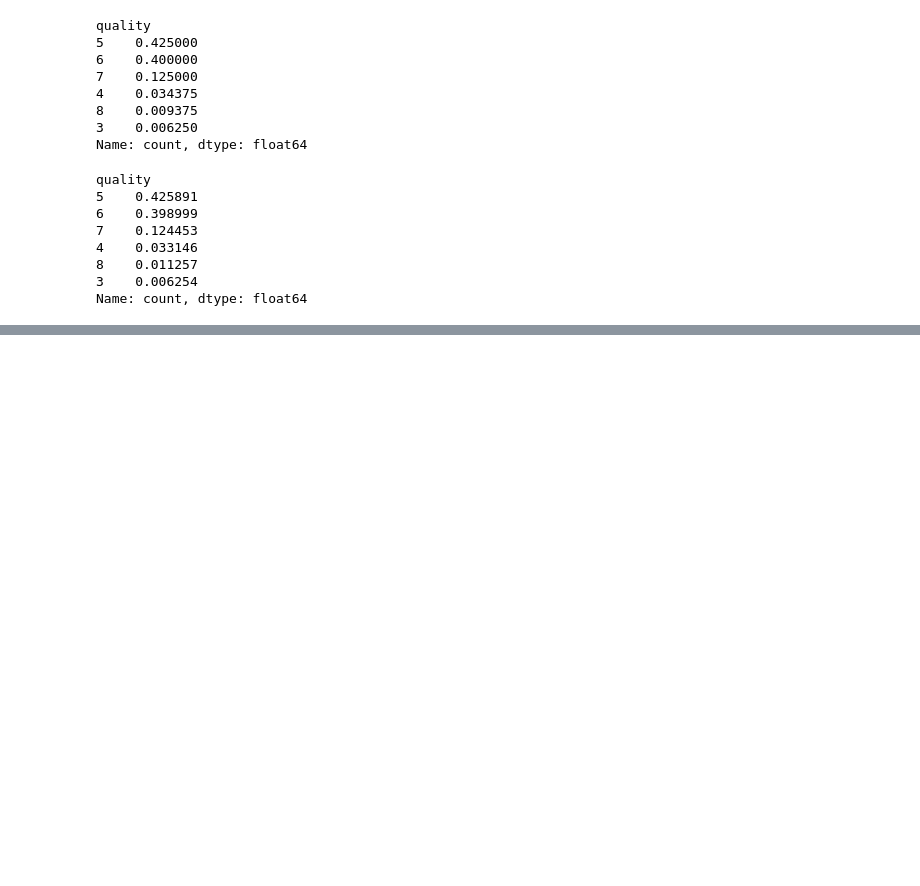
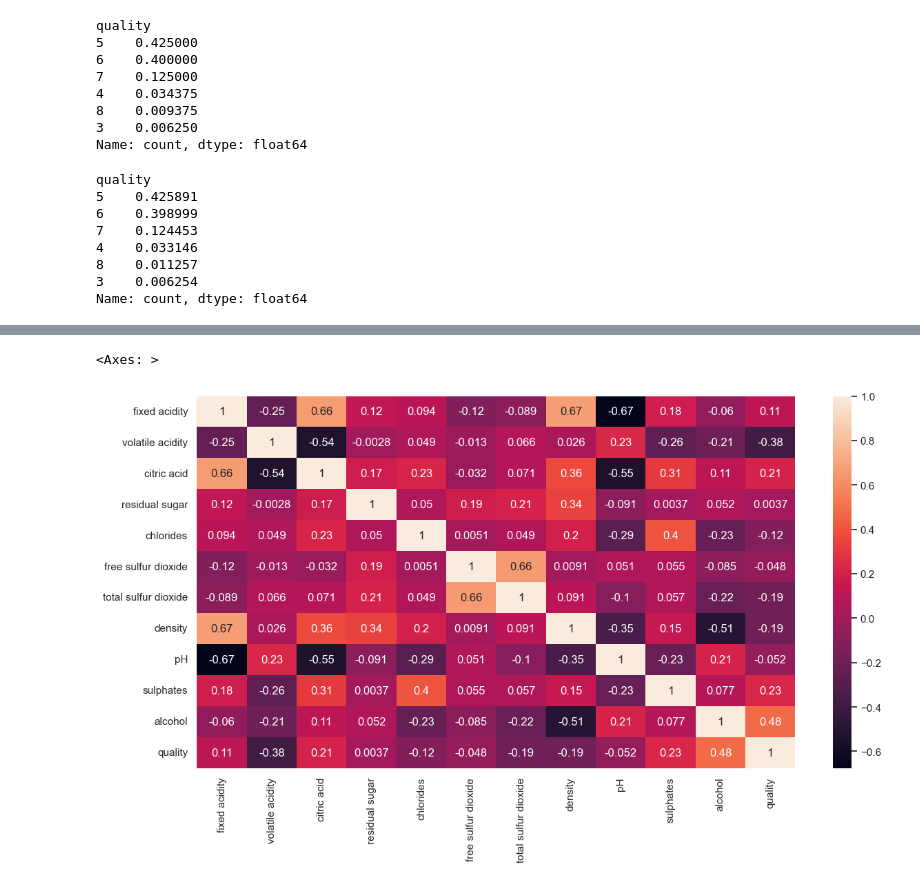
Before and after one commit to RuchiKalkandha/Hands_On_Machine_Learning-code-, a Jupyter notebook: End-to-End_MLProject.ipynb/Looking_at_big_picture.ipynb, the cells around one changed output, grey strips where cells are left out. Saved outputs shown, nothing was run; the diff lists cells and outputs as text; code cells hidden in the pictures; blank space fills up the shorter version.

```diff
--- a/End-to-End_MLProject.ipynb/Looking_at_big_picture.ipynb
+++ b/End-to-End_MLProject.ipynb/Looking_at_big_picture.ipynb
@@ -207,0 +244,13 @@ Name: count, dtype: float64
+# %%
+# Standard coorelation coefficient
+# Ranges between -1 to +1
+# +1: Strong positive correlation
+# -1:  Strong negative correlation
+# 0: No linear correlation between features
+# visualisation with heat map: only captures linear relationship
+# for non-linear relationship between features: use rank correlation
+
+
+# calculating correlation between features
+corr_matrix = exploration_set.corr()
+corr_matrix
@@ -207,0 +289,7 @@ Name: count, dtype: float64
+# %%
+# Let's vizualise correlation matrix with heatmap:
+plt.figure(figsize=(14,7))
+sns.heatmap(corr_matrix,annot=True)
+# %% [output]
+<Axes: >
+[figure, added]
```
Also changed, not shown: parts of 19 cells of this notebook.
